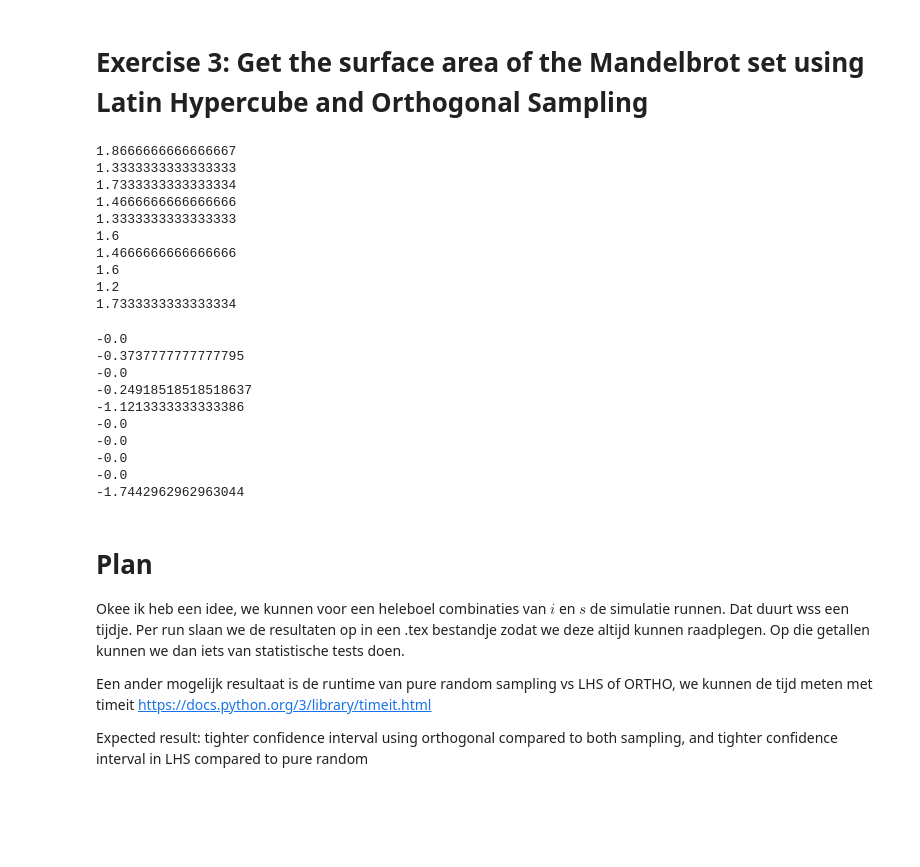
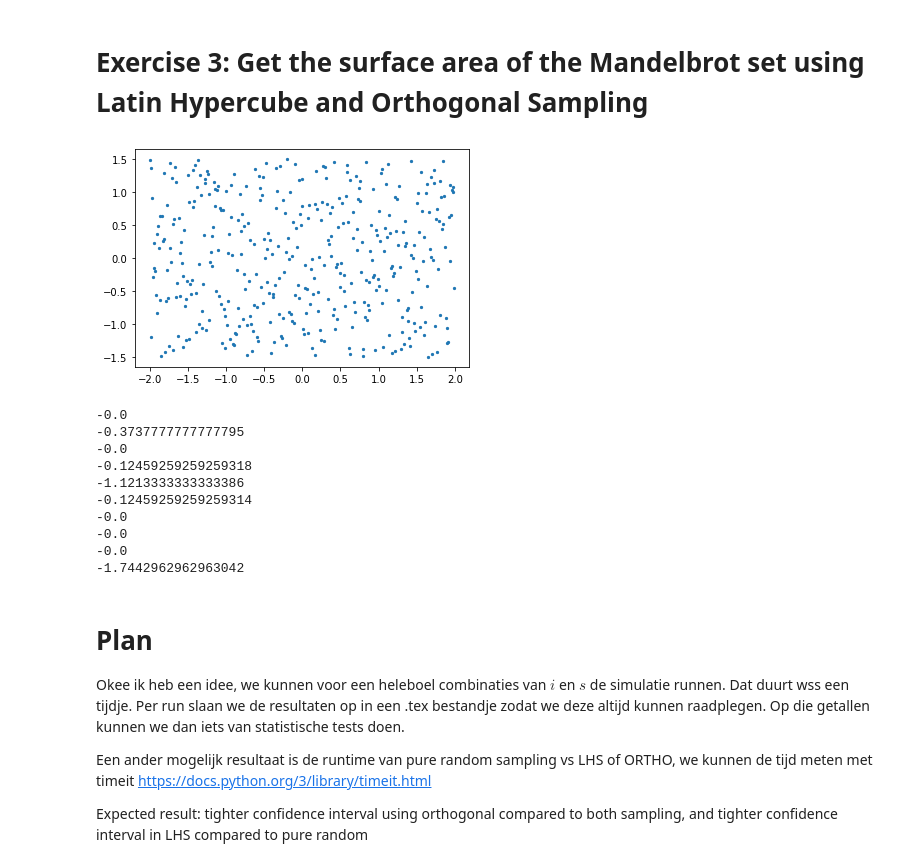
Before and after one commit to ninawagenaar/STSIM, a Jupyter notebook: KarinBrinksma_13919938_NinaWagenaar_11326336_1.ipynb, the cells around one changed output. Saved outputs shown, nothing was run; the diff lists cells and outputs as text; code cells hidden in the pictures; blank space fills up the shorter version.

```diff
--- a/KarinBrinksma_13919938_NinaWagenaar_11326336_1.ipynb
+++ b/KarinBrinksma_13919938_NinaWagenaar_11326336_1.ipynb
@@ -178,41 +201,38 @@ Soo the main idea was that, everytime we report on something (so for example, ar
 # %%
 # https://thispointer.com/delete-elements-from-a-numpy-array-by-value-or-conditions-in-python/
 
 def LatinHypercube(MaxIter, no_samples, re_min = -2, re_max = 2, im_min = -1.5, im_max = 1.5):
-
+    actual_samples = []
     re_dist = re_max - re_min
     im_dist = im_max - im_min
     real = np.arange(re_min, re_max, re_dist/no_samples)
     imag = np.arange(im_max, im_min, -im_dist/no_samples)
     points_in_mdlbrt = 0
 
     for _ in range(no_samples):
         realsample = random.choice(real)
         imagsample = random.choice(imag)
+        actual_samples.append([realsample, imagsample])
 
         # update arrays with reals and imags
         real = real[real != realsample]
         imag = imag[imag != imagsample]
 
         if mandelbrot(complex(realsample, imagsample), 0, 0, MaxIter) == MaxIter:
             points_in_mdlbrt += 1
 
+
     area = re_dist * im_dist
-    return  area * points_in_mdlbrt / no_samples
+    return  (area * points_in_mdlbrt / no_samples) , np.array(actual_samples)
 
-for _ in range(10):
-    print(LatinHypercube(100, 90))
+# for _ in range(10):
+#     print(LatinHypercube(200, 200)[0])
+
+samples = LatinHypercube(200, 400)[1]
+plt.scatter(samples[:,0], samples[:,1], s=5)
+plt.show()
 # %% [output]
-1.8666666666666667
-1.3333333333333333
-1.7333333333333334
-1.4666666666666666
-1.3333333333333333
-1.6
-1.4666666666666666
-1.6
-1.2
-1.7333333333333334
+[figure, added]
 # %%
 # Orthogonal unit, verdeel grote square over M^2 subsquares.
 # Verdeel N samples ook over de subs, dus N/M^2 samples per subsquare.
@@ -228,8 +248,11 @@ def Ortho(MaxIter, no_samples, M, re_min = -2, re_max = 2, im_min = -1.5, im_max
     imag = np.arange(im_max, im_min, -im_dist/no_samples)
     area = 0
 
-    split_real = np.split(real, M)
-    split_imag = np.split(imag, M)
+    # Dit kan slimmer door gwn de mins en maxs aan te passen ipv steeds de unit te splitten
+    # dit is wat ik atm bij de boundary zoom (recursief) aan het proberen ben
+    # Het kan ook zijn dat dit niet werkt hoor.
+#     split_real = np.split(real, M)
+#     split_imag = np.split(imag, M)
     no_samples_sub = int(no_samples/M**2)
 
     for reals in split_real:
@@ -246,13 +269,13 @@ print(Ortho(100, 90, 3))
 -0.0
 -0.3737777777777795
 -0.0
--0.24918518518518637
+-0.12459259259259318
 -1.1213333333333386
+-0.12459259259259314
 -0.0
 -0.0
 -0.0
--0.0
--1.7442962962963044
+-1.7442962962963042
 # %% [markdown]
 # Plan
 
```
Also changed, not shown: parts of 7 cells of this notebook.
